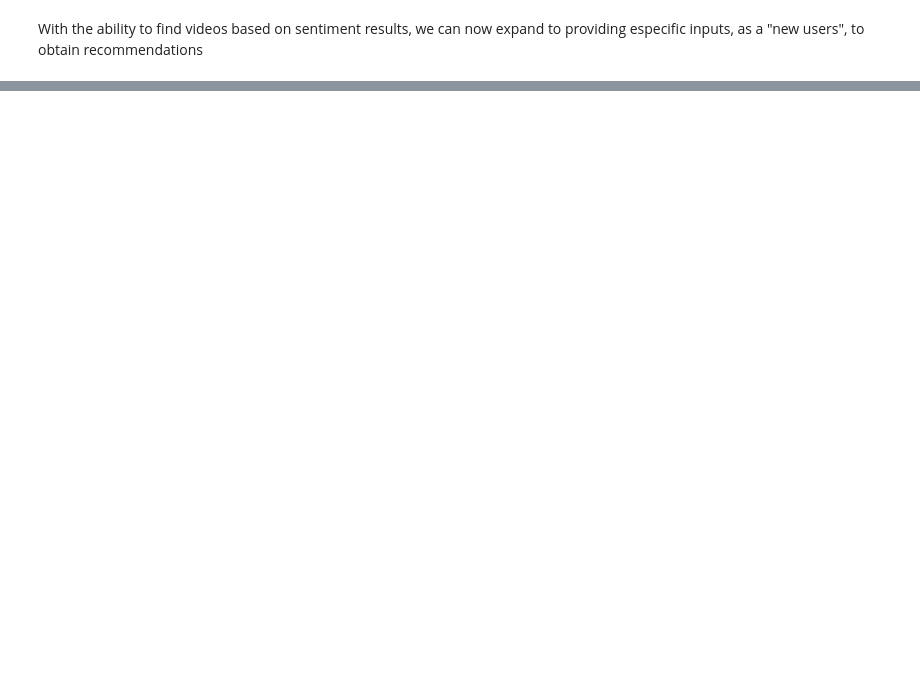
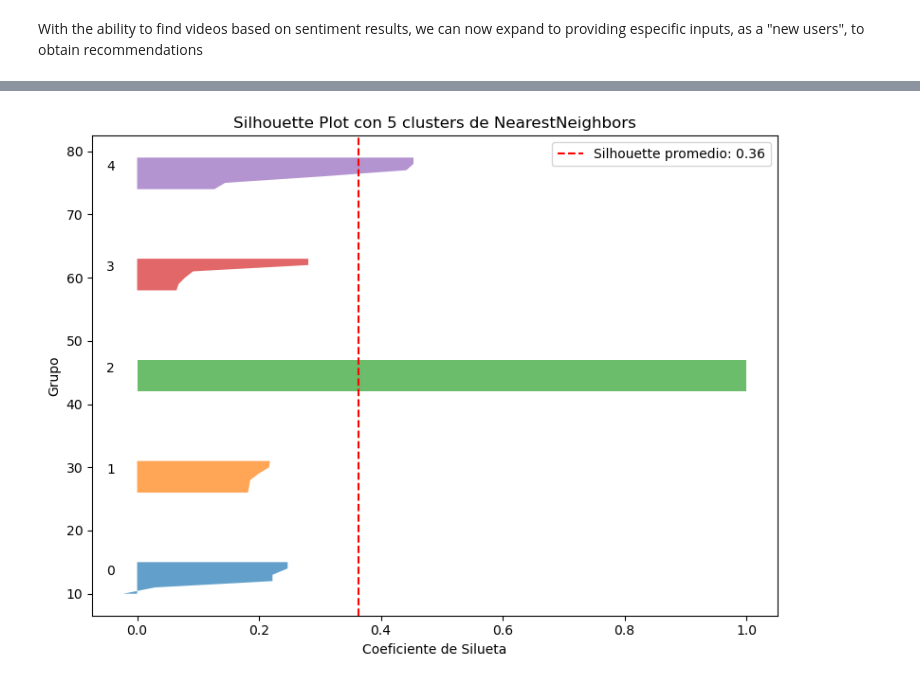
Before and after one commit to adrianarodriguezrodriguez/youtube, a Jupyter notebook: spark.ipynb, the cells around one changed output, grey strips where cells are left out. Saved outputs shown, nothing was run; the diff lists cells and outputs as text; code cells hidden in the pictures; blank space fills up the shorter version.

```diff
--- a/spark.ipynb
+++ b/spark.ipynb
@@ -268,4 +224,0 @@ Clusters asignados a cada punto:
-# %%
-sil_score = silhouette_score(scaled_matrix, labels, metric='cosine')
-
-print(f"Silhouette Score: {sil_score:.4f}")
@@ -371,3 +280,18 @@ data[["title", "video_tags", "clean_text", "sentiment_score", "sentiment"]].head
 | 2 | Winky D Fake Love (Official Ai Vi... | nan | nan | 0.0000 | neutral |
 | 3 | Kendrick Lamar's Apple Music Supe... | nfl, football, american football,... | nfl , football , american footbal... | 0.0000 | neutral |
 | 4 | HIGHLIGHTS Real Madrid 3-1 Man Ci... | man city, manchester city, mcfc, ... | man city , manchester city , mcfc... | 0.7783 | positive |
+# %%
+#here we try to implement vader
+sia = SentimentIntensityAnalyzer()
+
+
+data["clean_text"] = data["clean_text"].fillna("")
+
+
+data["sentiment_score"] = data["clean_text"].apply(lambda text: sia.polarity_scores(text)["compound"])
+
+
+data["sentiment"] = data["sentiment_score"].apply(lambda score:
+    "positive" if score > 0.05 else ("negative" if score < -0.05 else "neutral"))
+
+data[["title", "video_tags", "clean_text", "sentiment_score", "sentiment"]].head()
@@ -465,0 +383,75 @@ With the ability to find videos based on sentiment results, we can now expand to
+# %%
+from sklearn.metrics import silhouette_score, silhouette_samples
+import matplotlib.pyplot as plt
+
+def clustering_with_neighbors(data_tf_df, data, user_sentiment="positive", num_queries=5, num_recommendations=5, sample_size=500):
+    filtered_videos = data[data["sentiment"] == user_sentiment]
+    filtered_indices = filtered_videos.index.intersection(data_tf_df.index)
+
+    if filtered_indices.empty:
+        print("No se encontraron coincidencias.")
+        return
+
+    features_matrix = data_tf_df.loc[filtered_indices, data_tf_df.columns[1:]]
+    if features_matrix.shape[0] < 2:
+        print("Datos insuficientes.")
+        return
+
+    # Muestra aleatoria
+    sampled_indices = np.random.choice(features_matrix.index, min(sample_size, len(features_matrix)), replace=False)
+    sampled_features = features_matrix.loc[sampled_indices]
+
+    # Inicializamos
+    cluster_labels = np.full(len(sampled_features), -1)
+    cluster_id = 0
+
+    nn_model = NearestNeighbors(n_neighbors=num_recommendations + 1, metric="cosine")
+    nn_model.fit(sampled_features)
+
+    used_indices = set()
+
+    for i in range(num_queries):
+        query_idx = np.random.choice(sampled_features.index.difference(used_indices))
+        distances, indices = nn_model.kneighbors(sampled_features.loc[[query_idx]])
+        group_indices = sampled_features.iloc[indices[0]].index
+
+        for idx in group_indices:
+            cluster_labels[sampled_features.index.get_loc(idx)] = cluster_id
+            used_indices.add(idx)
+
+        cluster_id += 1
+
+    # Filtrar datos válidos
+    valid_mask = cluster_labels != -1
+    final_features = sampled_features[valid_mask]
+    final_labels = cluster_labels[valid_mask]
+
+    # Silhouette Score
+    sil_score = silhouette_score(final_features, final_labels)
+    sil_values = silhouette_samples(final_features, final_labels)
+
+    # Gráfico
+    fig, ax = plt.subplots(figsize=(8, 6))
+    y_lower = 10
+    for i in np.unique(final_labels):
+        ith_values = sil_values[final_labels == i]
+        ith_values.sort()
+        size = len(ith_values)
+        y_upper = y_lower + size
+        ax.fill_betweenx(np.arange(y_lower, y_upper), 0, ith_values, alpha=0.7)
+        ax.text(-0.05, y_lower + 0.5 * size, str(i))
+        y_lower = y_upper + 10
+
+    ax.axvline(sil_score, color="red", linestyle="--", label=f"Silhouette promedio: {sil_score:.2f}")
+    ax.set_title(f"Silhouette Plot con {num_queries} clusters de NearestNeighbors")
+    ax.set_xlabel("Coeficiente de Silueta")
+    ax.set_ylabel("Grupo")
+    ax.legend()
+    plt.tight_layout()
+    plt.show()
+
+    return sil_score
+
+clustering_with_neighbors(data_tf_df, data, user_sentiment="positive", num_queries=5, num_recommendations=5, sample_size=500)
+# %% [output]
+[figure, added]
```
Also changed, not shown: parts of 17 cells of this notebook, 5 other files.
